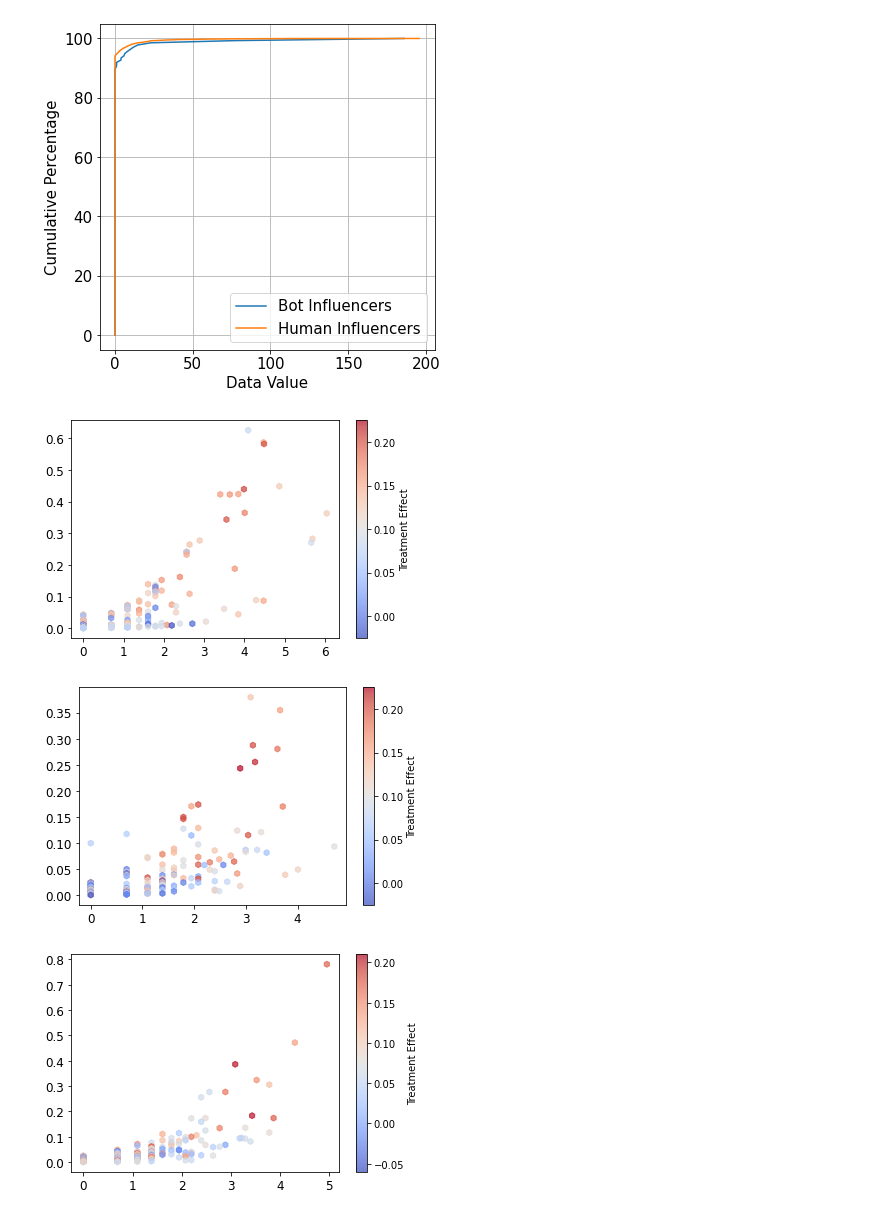
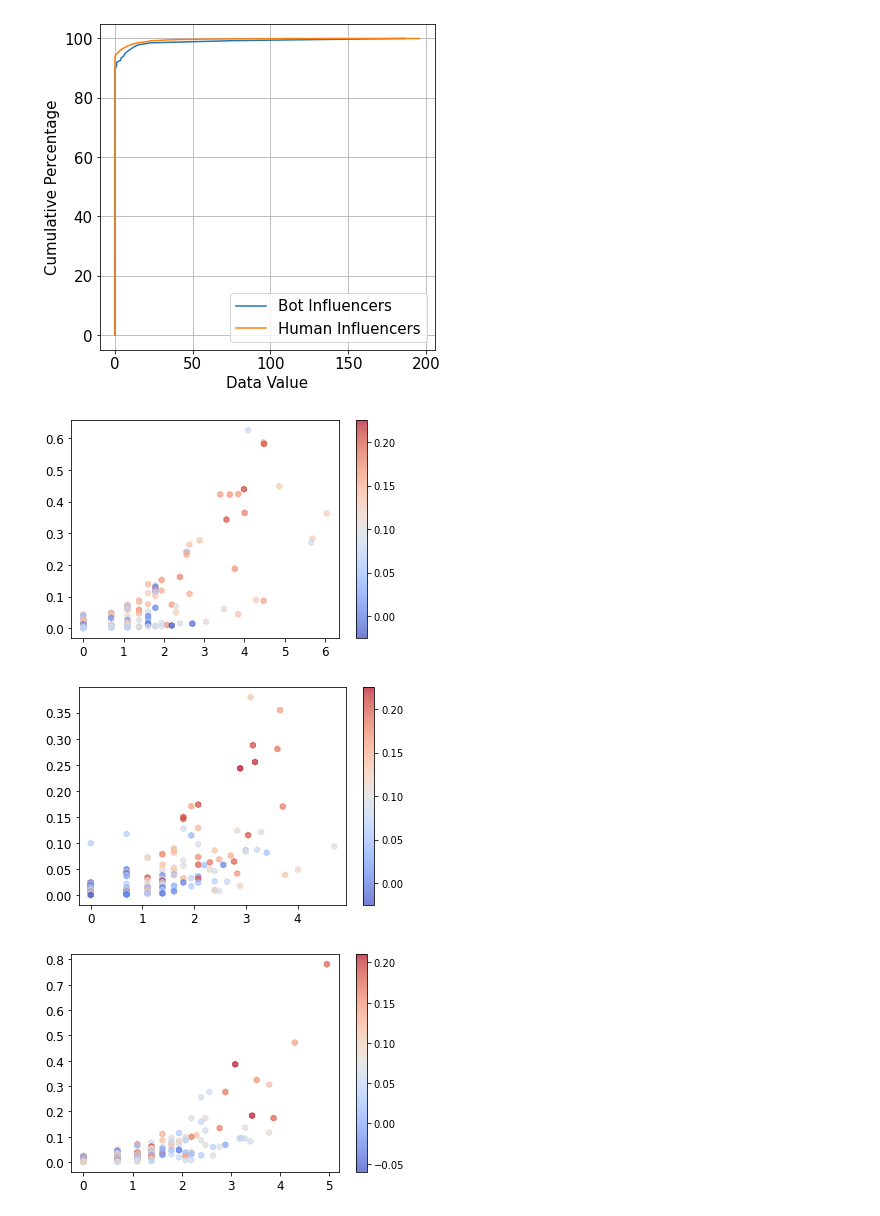
Before and after one commit to ZaccWu/botImpact, a Jupyter notebook: empirical+vis.ipynb, the cells around one changed output. Cells and saved outputs as stored; diff of their text form; code cells hidden in the pictures.

```diff
--- a/empirical+vis.ipynb
+++ b/empirical+vis.ipynb
@@ -505,29 +505,29 @@ data_B = np.array(botD['retweet']/botD['post'])   # 特征B的示例数据
 data_C = np.array(botD['treatment_effect'])   # 特征C的示例数据
 
 plt.scatter(np.log(data_A), data_B, c=data_C, cmap=plt.cm.coolwarm, alpha=0.7, marker='h', vmin=-0.025, vmax=0.225)
-plt.colorbar(label='Treatment Effect')
+plt.colorbar()
 
 plt.savefig('sent_t1_pos.jpg', bbox_inches = 'tight', dpi=500)
 plt.tick_params(labelsize=12)
 plt.show()
 # %% [output]
-[figure, old version]
+[figure, new version]
 # %%
 botD = pd.read_csv('Dataset/twi22/influencers/t1_neg_botInfluencer_compare_with_human.csv')
 botD = botD[botD['followers']>0]
 
 data_A = np.array(botD['retweet'])  # 特征A的示例数据
 data_B = np.array(botD['retweet']/botD['post'])   # 特征B的示例数据
 data_C = np.array(botD['treatment_effect'])   # 特征C的示例数据
 
 plt.scatter(np.log(data_A), data_B, c=data_C, cmap=plt.cm.coolwarm, alpha=0.7, marker='h', vmin=-0.025, vmax=0.225)
-plt.colorbar(label='Treatment Effect')
+plt.colorbar()
 
 plt.savefig('sent_t1_neg.jpg', bbox_inches = 'tight', dpi=500)
 plt.tick_params(labelsize=12)
 plt.show()
 # %% [output]
-[figure, old version]
+[figure, new version]
 # %%
 botD = pd.read_csv('Dataset/twi22/influencers/t2_pos_botInfluencer_compare_with_human.csv')
 botD = botD[botD['followers']>0]
@@ -537,13 +537,13 @@ data_B = np.array(botD['retweet']/botD['post'])   # 特征B的示例数据
 data_C = np.array(botD['treatment_effect'])   # 特征C的示例数据
 
 plt.scatter(np.log(data_A), data_B, c=data_C, cmap=plt.cm.coolwarm, alpha=0.7, marker='h', vmin=-0.06, vmax=0.21)
-plt.colorbar(label='Treatment Effect')
+plt.colorbar()
 
 plt.savefig('sent_t2_pos.jpg', bbox_inches = 'tight', dpi=500)
 plt.tick_params(labelsize=12)
 plt.show()
 # %% [output]
-[figure, old version]
+[figure, new version]
 # %%
 botD = pd.read_csv('Dataset/twi22/influencers/t2_neg_botInfluencer_compare_with_human.csv')
 botD = botD[botD['followers']>0]
```
Also changed, not shown: parts of 4 cells of this notebook, 13 other files.
